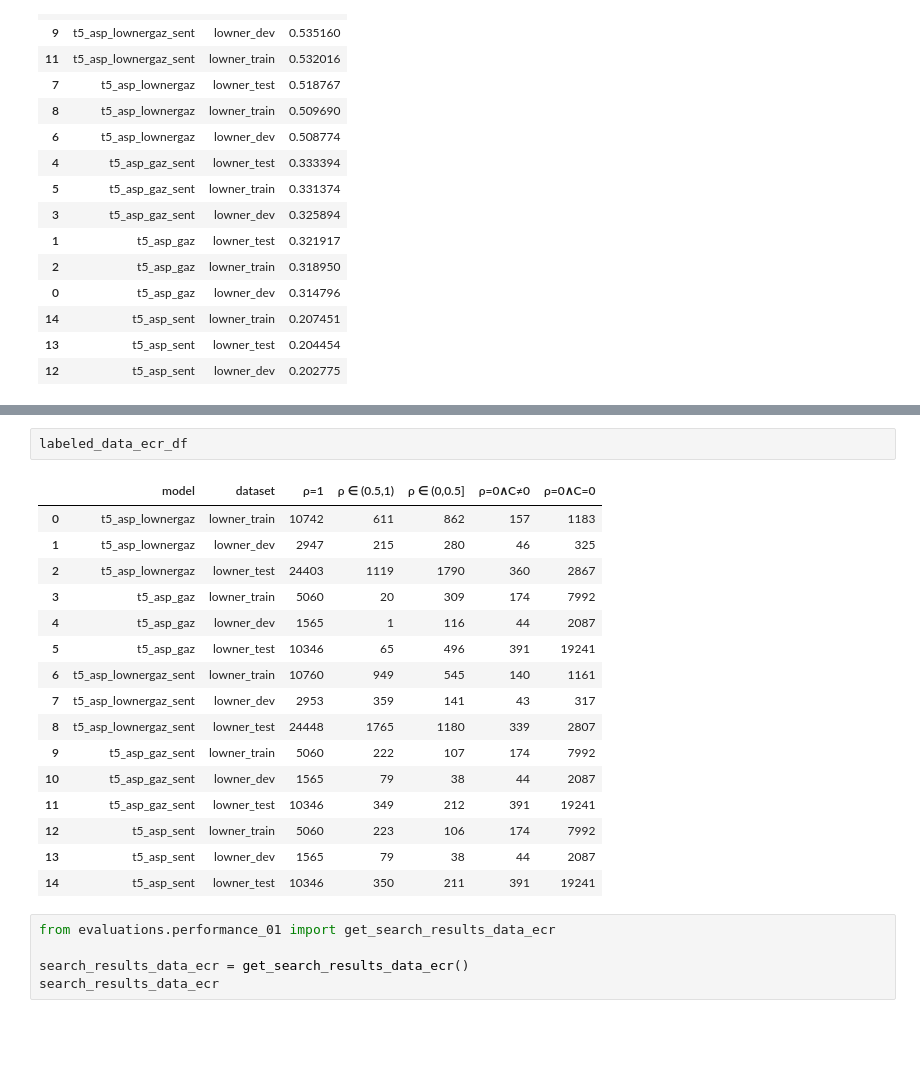
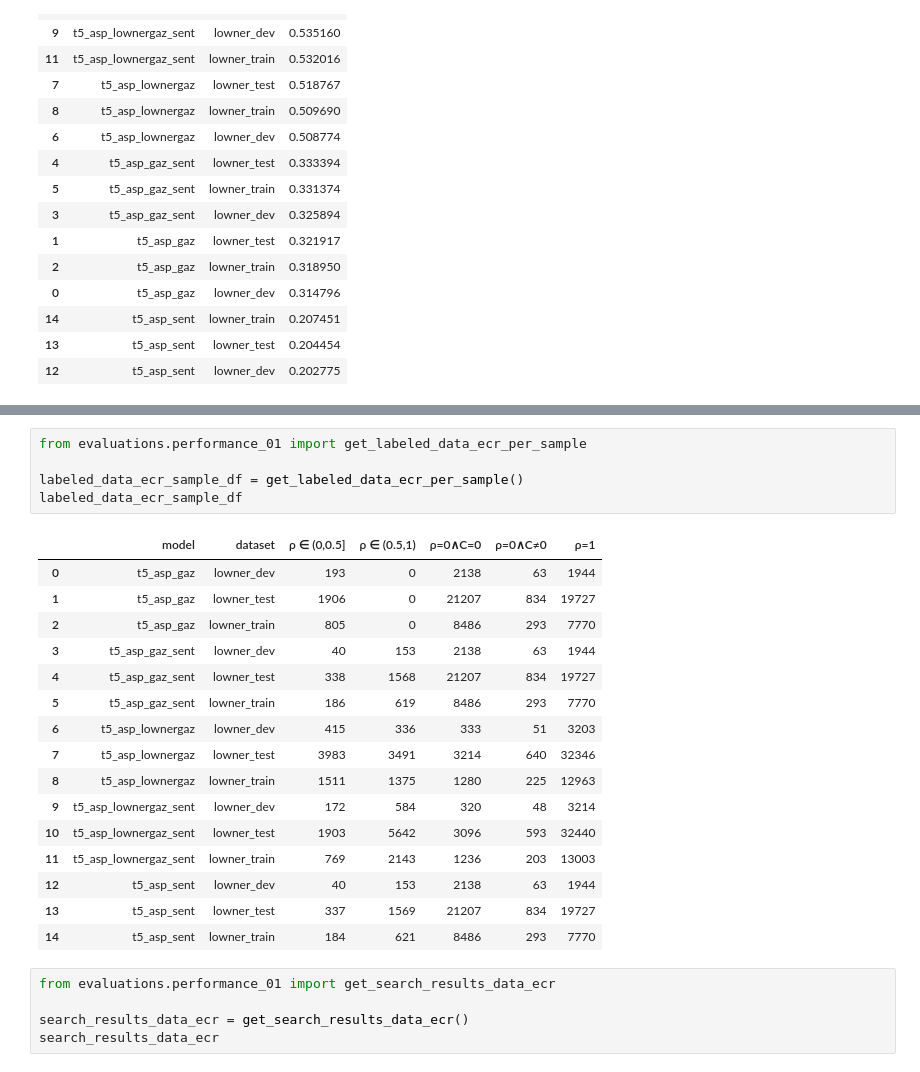
Before and after one commit to roebbert92/thesis, a Jupyter notebook: evaluations/01_performance.ipynb, the cells around one changed output, grey strips where cells are left out. Cells and saved outputs as stored; diff of their text form; blank space fills up the shorter version.

```diff
--- a/evaluations/01_performance.ipynb
+++ b/evaluations/01_performance.ipynb
@@ -180,22 +224,25 @@ labeled_data_ecr_df = get_labeled_data_ecr()
-# %%
-labeled_data_ecr_df
-# %% [output]
-|  | model | dataset | ρ=1 | ρ ∈ (0.5,1) | ρ ∈ (0,0.5] | ρ=0∧C≠0 | ρ=0∧C=0 |
-| 0 | t5_asp_lownergaz | lowner_train | 10742 | 611 | 862 | 157 | 1183 |
-| 1 | t5_asp_lownergaz | lowner_dev | 2947 | 215 | 280 | 46 | 325 |
-| 2 | t5_asp_lownergaz | lowner_test | 24403 | 1119 | 1790 | 360 | 2867 |
-| 3 | t5_asp_gaz | lowner_train | 5060 | 20 | 309 | 174 | 7992 |
-| 4 | t5_asp_gaz | lowner_dev | 1565 | 1 | 116 | 44 | 2087 |
-| 5 | t5_asp_gaz | lowner_test | 10346 | 65 | 496 | 391 | 19241 |
-| 6 | t5_asp_lownergaz_sent | lowner_train | 10760 | 949 | 545 | 140 | 1161 |
-| 7 | t5_asp_lownergaz_sent | lowner_dev | 2953 | 359 | 141 | 43 | 317 |
-| 8 | t5_asp_lownergaz_sent | lowner_test | 24448 | 1765 | 1180 | 339 | 2807 |
-| 9 | t5_asp_gaz_sent | lowner_train | 5060 | 222 | 107 | 174 | 7992 |
-| 10 | t5_asp_gaz_sent | lowner_dev | 1565 | 79 | 38 | 44 | 2087 |
-| 11 | t5_asp_gaz_sent | lowner_test | 10346 | 349 | 212 | 391 | 19241 |
-| 12 | t5_asp_sent | lowner_train | 5060 | 223 | 106 | 174 | 7992 |
-| 13 | t5_asp_sent | lowner_dev | 1565 | 79 | 38 | 44 | 2087 |
-| 14 | t5_asp_sent | lowner_test | 10346 | 350 | 211 | 391 | 19241 |
+# %%
+from evaluations.performance_01 import get_labeled_data_ecr_per_sample
+
+labeled_data_ecr_sample_df = get_labeled_data_ecr_per_sample()
+labeled_data_ecr_sample_df
+# %% [output]
+|  | model | dataset | ρ ∈ (0,0.5] | ρ ∈ (0.5,1) | ρ=0∧C=0 | ρ=0∧C≠0 | ρ=1 |
+| 0 | t5_asp_gaz | lowner_dev | 193 | 0 | 2138 | 63 | 1944 |
+| 1 | t5_asp_gaz | lowner_test | 1906 | 0 | 21207 | 834 | 19727 |
+| 2 | t5_asp_gaz | lowner_train | 805 | 0 | 8486 | 293 | 7770 |
+| 3 | t5_asp_gaz_sent | lowner_dev | 40 | 153 | 2138 | 63 | 1944 |
+| 4 | t5_asp_gaz_sent | lowner_test | 338 | 1568 | 21207 | 834 | 19727 |
+| 5 | t5_asp_gaz_sent | lowner_train | 186 | 619 | 8486 | 293 | 7770 |
+| 6 | t5_asp_lownergaz | lowner_dev | 415 | 336 | 333 | 51 | 3203 |
+| 7 | t5_asp_lownergaz | lowner_test | 3983 | 3491 | 3214 | 640 | 32346 |
+| 8 | t5_asp_lownergaz | lowner_train | 1511 | 1375 | 1280 | 225 | 12963 |
+| 9 | t5_asp_lownergaz_sent | lowner_dev | 172 | 584 | 320 | 48 | 3214 |
+| 10 | t5_asp_lownergaz_sent | lowner_test | 1903 | 5642 | 3096 | 593 | 32440 |
+| 11 | t5_asp_lownergaz_sent | lowner_train | 769 | 2143 | 1236 | 203 | 13003 |
+| 12 | t5_asp_sent | lowner_dev | 40 | 153 | 2138 | 63 | 1944 |
+| 13 | t5_asp_sent | lowner_test | 337 | 1569 | 21207 | 834 | 19727 |
+| 14 | t5_asp_sent | lowner_train | 184 | 621 | 8486 | 293 | 7770 |
 # %%
 from evaluations.performance_01 import get_search_results_data_ecr
 
```
Also changed, not shown: parts of 4 cells of this notebook, 2 other files.
